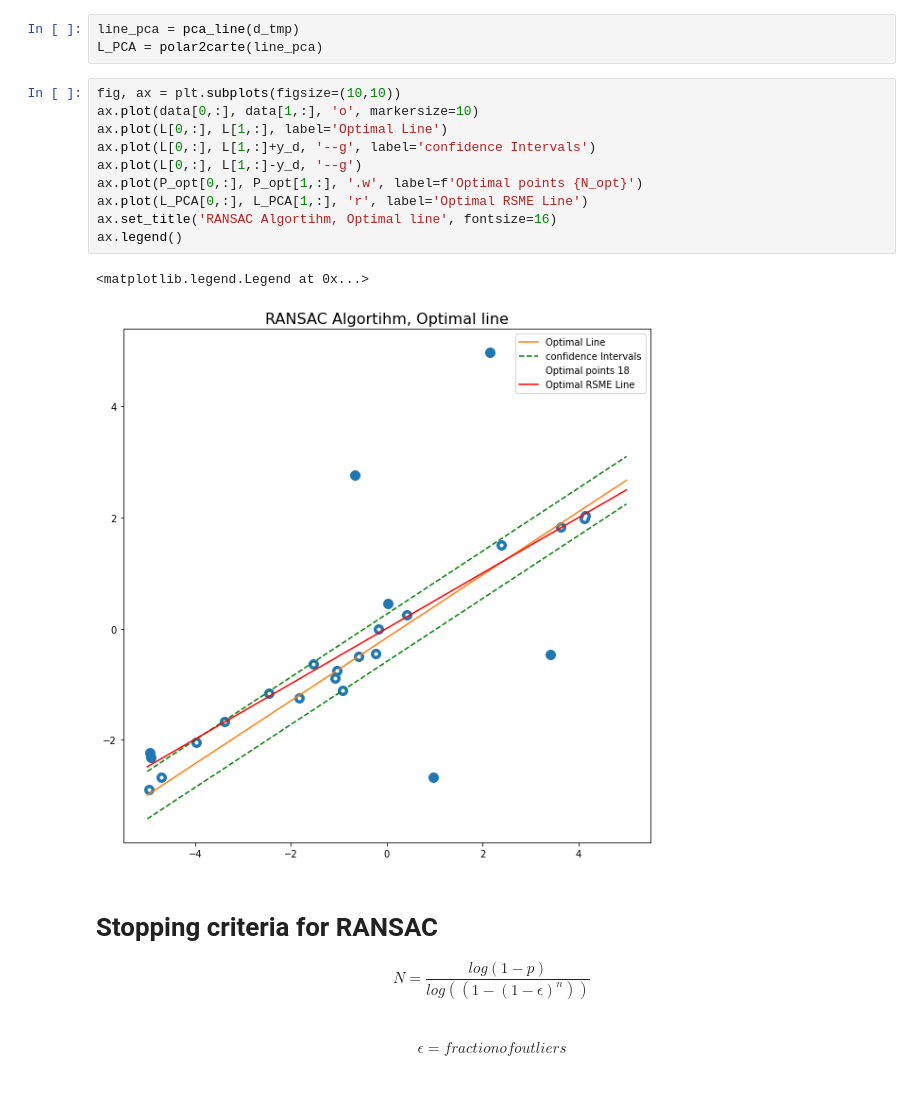
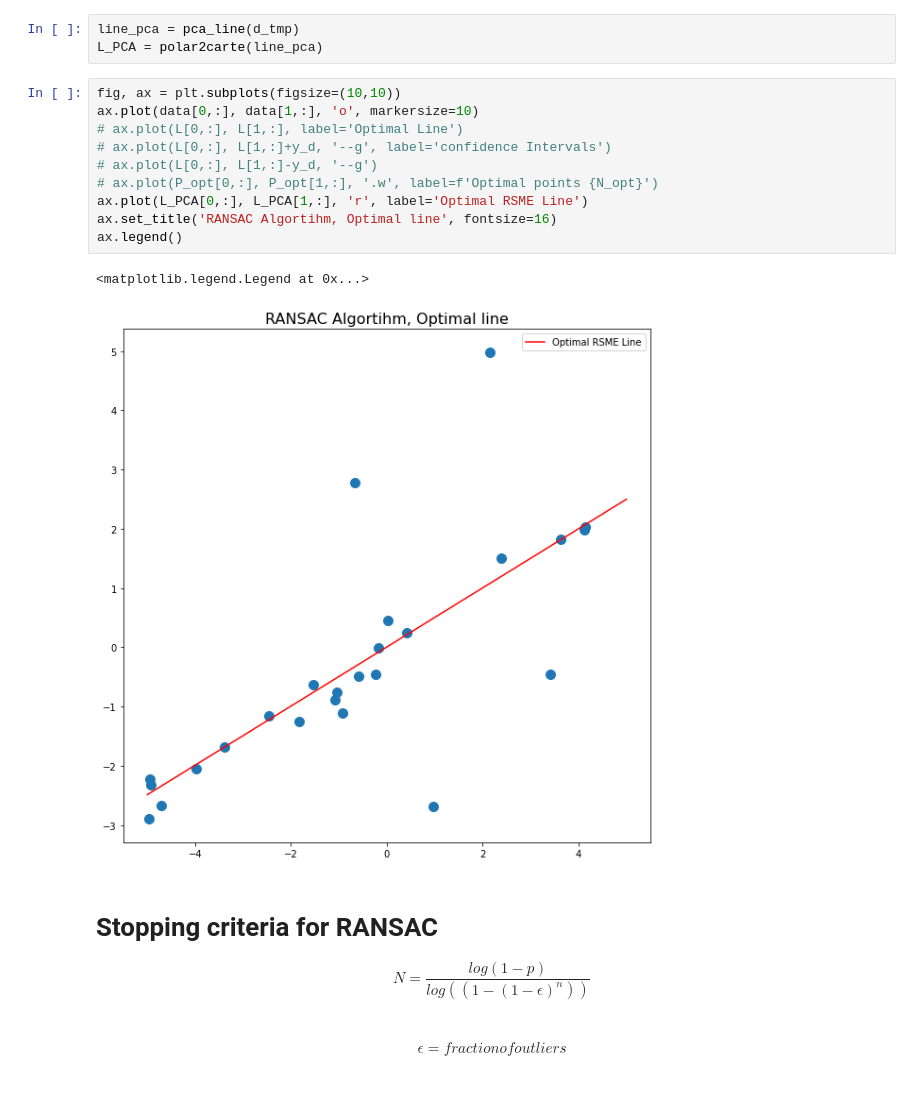
Before and after one commit to AlexAbades/ComputerVision, a Jupyter notebook: 7-Robust Model Fitting/Robust Model fitting.ipynb, the cells around one changed output. Saved outputs shown, nothing was run; the diff lists cells and outputs as text.

```diff
--- a/7-Robust Model Fitting/Robust Model fitting.ipynb
+++ b/7-Robust Model Fitting/Robust Model fitting.ipynb
@@ -296,16 +296,16 @@ L_PCA = polar2carte(line_pca)
 # %%
 fig, ax = plt.subplots(figsize=(10,10))
 ax.plot(data[0,:], data[1,:], 'o', markersize=10)
-ax.plot(L[0,:], L[1,:], label='Optimal Line')
-ax.plot(L[0,:], L[1,:]+y_d, '--g', label='confidence Intervals')
-ax.plot(L[0,:], L[1,:]-y_d, '--g')
-ax.plot(P_opt[0,:], P_opt[1,:], '.w', label=f'Optimal points {N_opt}')
+# ax.plot(L[0,:], L[1,:], label='Optimal Line')
+# ax.plot(L[0,:], L[1,:]+y_d, '--g', label='confidence Intervals')
+# ax.plot(L[0,:], L[1,:]-y_d, '--g')
+# ax.plot(P_opt[0,:], P_opt[1,:], '.w', label=f'Optimal points {N_opt}')
 ax.plot(L_PCA[0,:], L_PCA[1,:], 'r', label='Optimal RSME Line')
 ax.set_title('RANSAC Algortihm, Optimal line', fontsize=16)
 ax.legend()
 # %% [output]
 <matplotlib.legend.Legend at 0x...>
-[figure, old version]
+[figure, new version]
 # %% [markdown]
 # Stopping criteria for RANSAC
 
```
Also changed, not shown: parts of 2 cells of this notebook, 2 other files.
